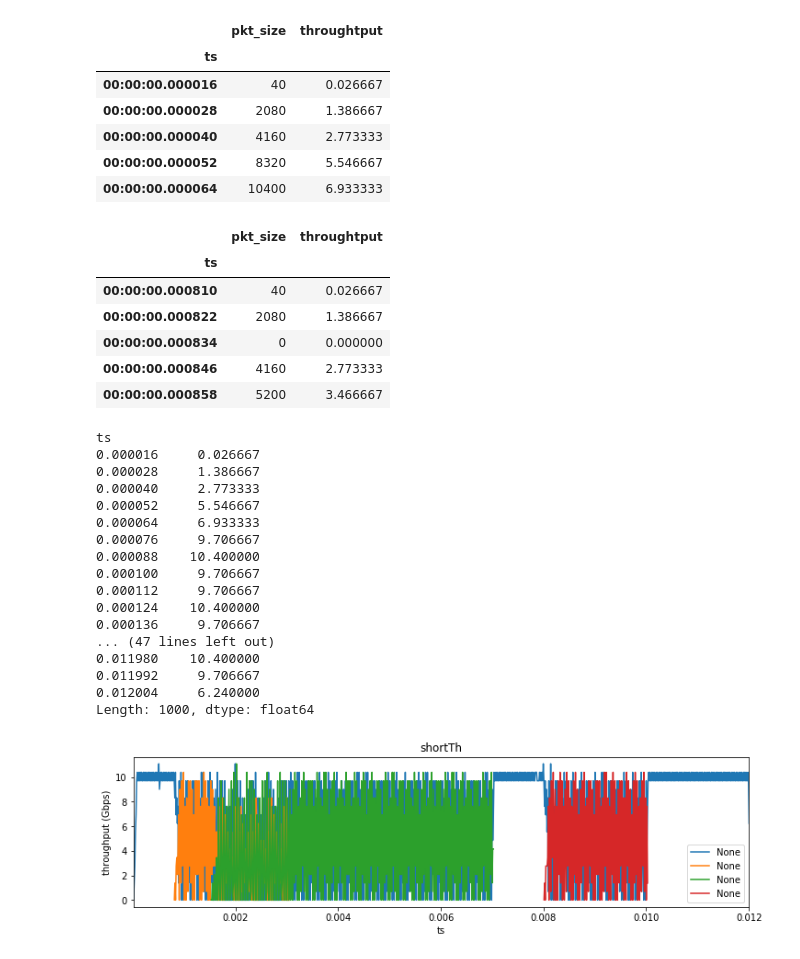
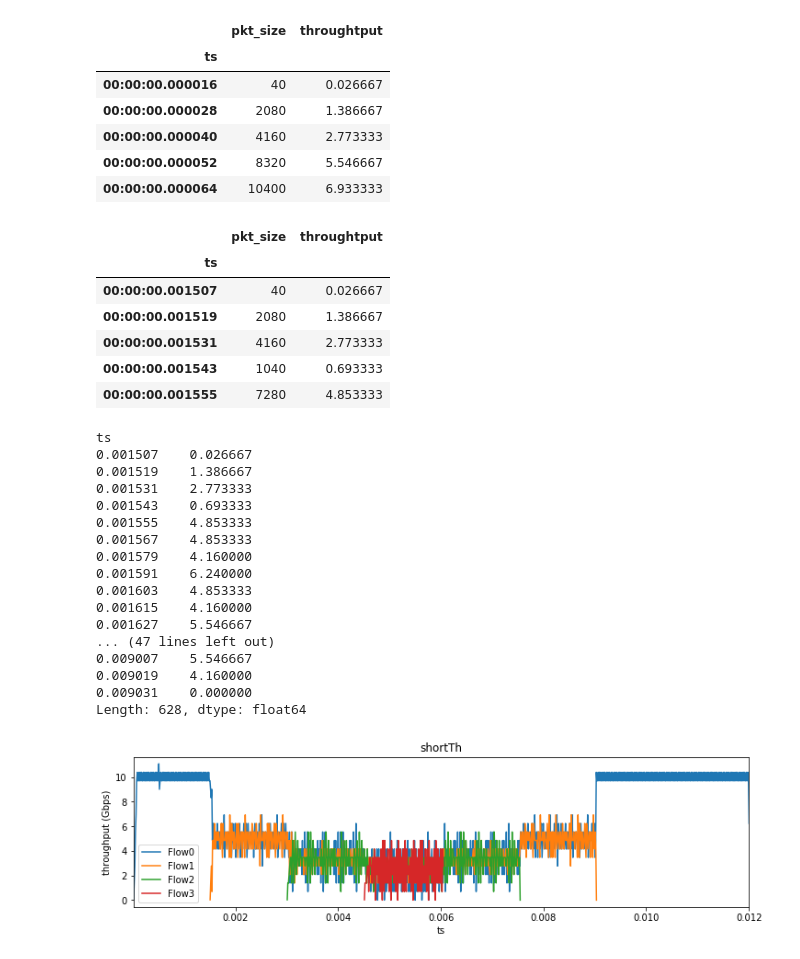
Before and after one commit to Peixuan670/HyLine, a Jupyter notebook: singlenode_bottleneck/notebook/Plot_with_different_time.ipynb, the cells around one changed output. Cells and saved outputs as stored; diff of their text form; code cells hidden in the pictures.

```diff
--- a/singlenode_bottleneck/notebook/Plot_with_different_time.ipynb
+++ b/singlenode_bottleneck/notebook/Plot_with_different_time.ipynb
@@ -7,8 +7,9 @@ from collections import OrderedDict
 import matplotlib.pyplot as plt
 from datetime import timedelta
 # %%
-folder = "3.14/origin/"
+#folder = "3.14/origin/"
 #folder = "3.14/hpcc/"
+folder = "3.19_100G/"
 starttime = 0
 dt = 0.012
 # %%
@@ -26,10 +27,10 @@ def get_receive_packets(df, src_addr):
     df_out = df_out.loc[df_out["src_addr"].isin(src_addr)]
     return df_out
 # %%
-#raw_data = read_out_tr(folder, "HRCC.tr")
+raw_data = read_out_tr(folder, "HRCC.tr")
 #raw_data = read_out_tr(folder, "AFQ10.tr")
 #raw_data = read_out_tr(folder, "AFQ100.tr")
-raw_data = read_out_tr(folder, "AFQ1000.tr")
+#raw_data = read_out_tr(folder, "AFQ1000.tr")
 #raw_data = read_out_tr(folder, "DropTail.tr")
 #raw_data = read_out_tr(folder, "out.tr")
 
@@ -113,11 +114,11 @@ shortTh_1.head()
 # %% [output]
 |  | pkt_size | throughtput |
 | ts |  |  |
-| 00:00:00.000810 | 40 | 0.026667 |
-| 00:00:00.000822 | 2080 | 1.386667 |
-| 00:00:00.000834 | 0 | 0.000000 |
-| 00:00:00.000846 | 4160 | 2.773333 |
-| 00:00:00.000858 | 5200 | 3.466667 |
+| 00:00:00.001507 | 40 | 0.026667 |
+| 00:00:00.001519 | 2080 | 1.386667 |
+| 00:00:00.001531 | 4160 | 2.773333 |
+| 00:00:00.001543 | 1040 | 0.693333 |
+| 00:00:00.001555 | 7280 | 4.853333 |
 # %%
 res_0 = shortTh_0[['throughtput']].unstack()['throughtput'].T
 res_0.index = res_0.index / timedelta(seconds=1)
@@ -133,43 +134,36 @@ res_3.index = res_3.index / timedelta(seconds=1)
 # %%
 #res_0 = shortTh_0[['throughtput']].unstack()['throughtput'].T
 #res_0.index = res_0.index / timedelta(seconds=1)
-res_0
+res_1
 # %% [output]
 ts
-0.000016     0.026667
-0.000028     1.386667
-0.000040     2.773333
-0.000052     5.546667
-0.000064     6.933333
-0.000076     9.706667
-0.000088    10.400000
-0.000100     9.706667
-0.000112     9.706667
-0.000124    10.400000
-0.000136     9.706667
+0.001507    0.026667
+0.001519    1.386667
+0.001531    2.773333
+0.001543    0.693333
+0.001555    4.853333
+0.001567    4.853333
+0.001579    4.160000
+0.001591    6.240000
+0.001603    4.853333
+0.001615    4.160000
+0.001627    5.546667
 ... (47 lines left out)
-0.011980    10.400000
-0.011992     9.706667
-0.012004     6.240000
-Length: 1000, dtype: float64
+0.009007    5.546667
+0.009019    4.160000
+0.009031    0.000000
+Length: 628, dtype: float64
 # %%
 plt.xlabel('time')
 plt.ylabel('throughput (Gbps)')
 plt.title("ShortTh in real time")
 
-res_0.plot(kind='line', legend=True, title='shortTh', figsize=(12,3))
-res_1.plot(kind='line', legend=True, title='shortTh', figsize=(12,3))
-res_2.plot(kind='line', legend=True, title='shortTh', figsize=(12,3))
-res_3.plot(kind='line', legend=True, title='shortTh', figsize=(12,3))
-
-#line0 = plt.plot(res0[ts], res0[throughput], color='red', label=label0)
-#line1 = plt.plot(res1[ts], res1[throughput], color='blue', label=label1)
-#line2 = plt.plot(res2[ts], res2[throughput], color='green', label=label2)
-#line3 = plt.plot(res3[ts], res3[throughput], color='yellow', label=label3)
-
-
+res_0.plot(kind='line', legend=True, title='shortTh', figsize=(12,3), label = 'Flow0')
+res_1.plot(kind='line', legend=True, title='shortTh', figsize=(12,3), label = 'Flow1')
+res_2.plot(kind='line', legend=True, title='shortTh', figsize=(12,3), label = 'Flow2')
+res_3.plot(kind='line', legend=True, title='shortTh', figsize=(12,3), label = 'Flow3')
 
 
 plt.show()
 # %% [output]
-[figure, old version]
+[figure, new version]
```
Also changed, not shown: parts of 4 cells of this notebook.
